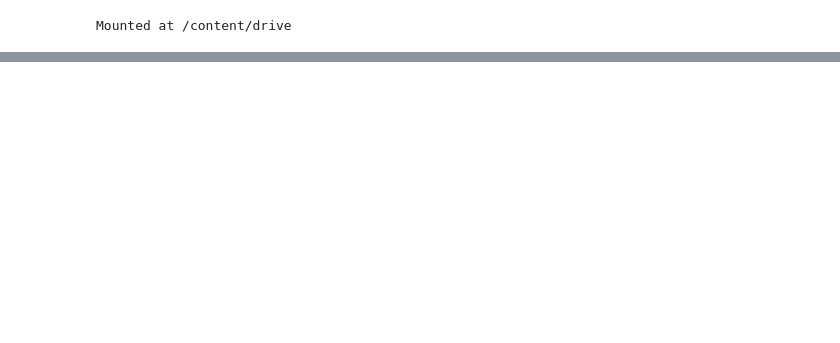
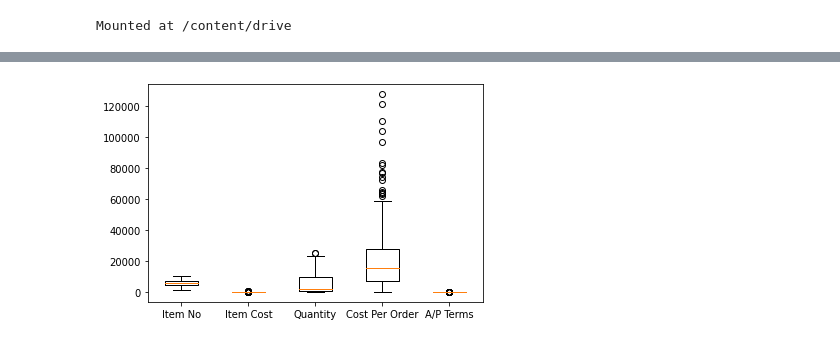
Before and after one commit to nghoanglongde/IS403.M22.HTCL, a Jupyter notebook: LAB_01/LAB_01.ipynb, the cells around one changed output, grey strips where cells are left out. Drawn from its saved outputs; the diff is of its cells as text; code cells hidden in the pictures; blank space fills up the shorter version.

```diff
--- a/LAB_01/LAB_01.ipynb
+++ b/LAB_01/LAB_01.ipynb
@@ -41,0 +222,8 @@ df
+# %%
+df_po = pd.read_excel('/content/drive/MyDrive/Datasets/Data Science Research/IS403/2. Purchase Orders.xlsx')
+# %%
+df_po.columns = df_po.iloc[1]
+df_po = df_po[2:]
+# %%
+df_po.reset_index(inplace=True)
+df_po = df_po.iloc[:, 1:]
@@ -41,0 +272,14 @@ df
+# %%
+# visualize boxplot
+item_no = df_po['Item No.']
+item_cost = df_po['Item Cost']
+quantity = df_po['Quantity']
+cost_per_ord = df_po['Cost per order']
+ap_term = df_po['A/P Terms (Months)']
+columns = [item_no, item_cost, quantity, cost_per_ord, ap_term]
+fig, ax = plt.subplots()
+ax.boxplot(columns)
+plt.xticks([1, 2, 3, 4, 5], ["Item No", "Item Cost", "Quantity", "Cost Per Order", "A/P Terms"])
+plt.show()
+# %% [output]
+[figure, added]
```
Also changed, not shown: parts of 132 cells of this notebook.
